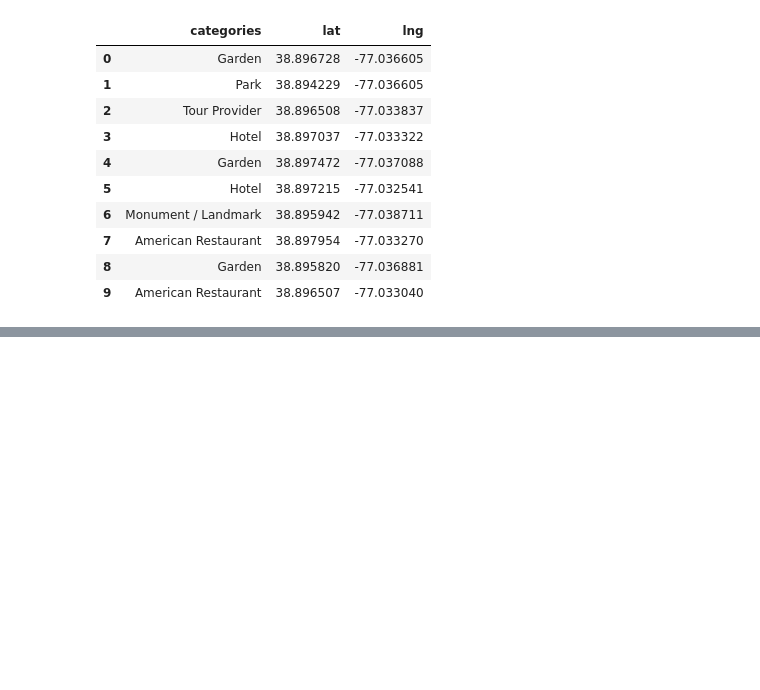
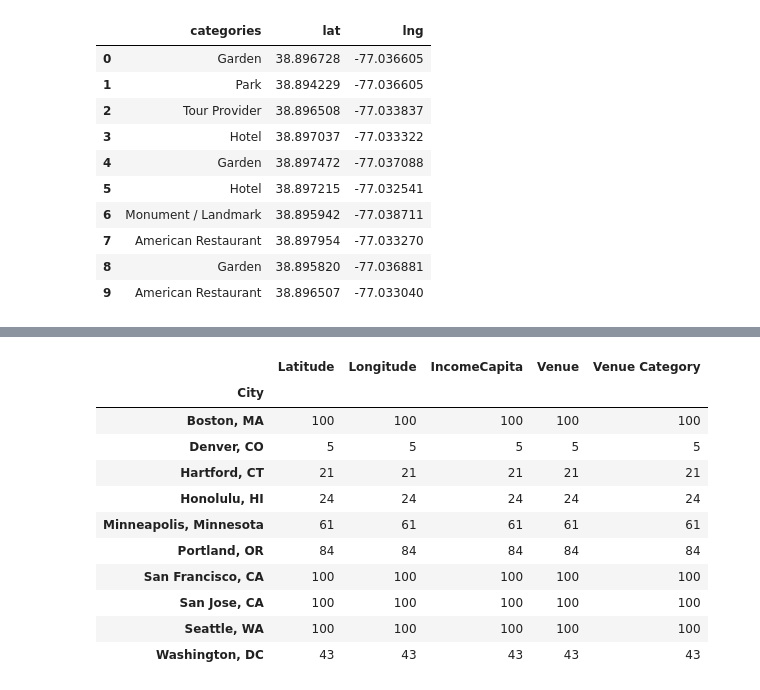
Before and after one commit to RachelHaldane/Coursera_Capstone, a Jupyter notebook: Coursera_Capstone.ipynb, the cells around one changed output, grey strips where cells are left out. Saved outputs shown, nothing was run; the diff lists cells and outputs as text; code cells hidden in the pictures; blank space fills up the shorter version.

```diff
--- a/Coursera_Capstone.ipynb
+++ b/Coursera_Capstone.ipynb
@@ -208,0 +316,17 @@ nearby_venues.head(10)
+# %%
+#Let's check how many venues were returned for each neighborhood
+
+nearby_venues2.groupby('City').count()
+# %% [output]
+|  | Latitude | Longitude | IncomeCapita | Venue | Venue Category |
+| City |  |  |  |  |  |
+| Boston, MA | 100 | 100 | 100 | 100 | 100 |
+| Denver, CO | 5 | 5 | 5 | 5 | 5 |
+| Hartford, CT | 21 | 21 | 21 | 21 | 21 |
+| Honolulu, HI | 24 | 24 | 24 | 24 | 24 |
+| Minneapolis, Minnesota | 61 | 61 | 61 | 61 | 61 |
+| Portland, OR | 84 | 84 | 84 | 84 | 84 |
+| San Francisco, CA | 100 | 100 | 100 | 100 | 100 |
+| San Jose, CA | 100 | 100 | 100 | 100 | 100 |
+| Seattle, WA | 100 | 100 | 100 | 100 | 100 |
+| Washington, DC | 43 | 43 | 43 | 43 | 43 |
```
Also changed, not shown: parts of 21 cells of this notebook.
